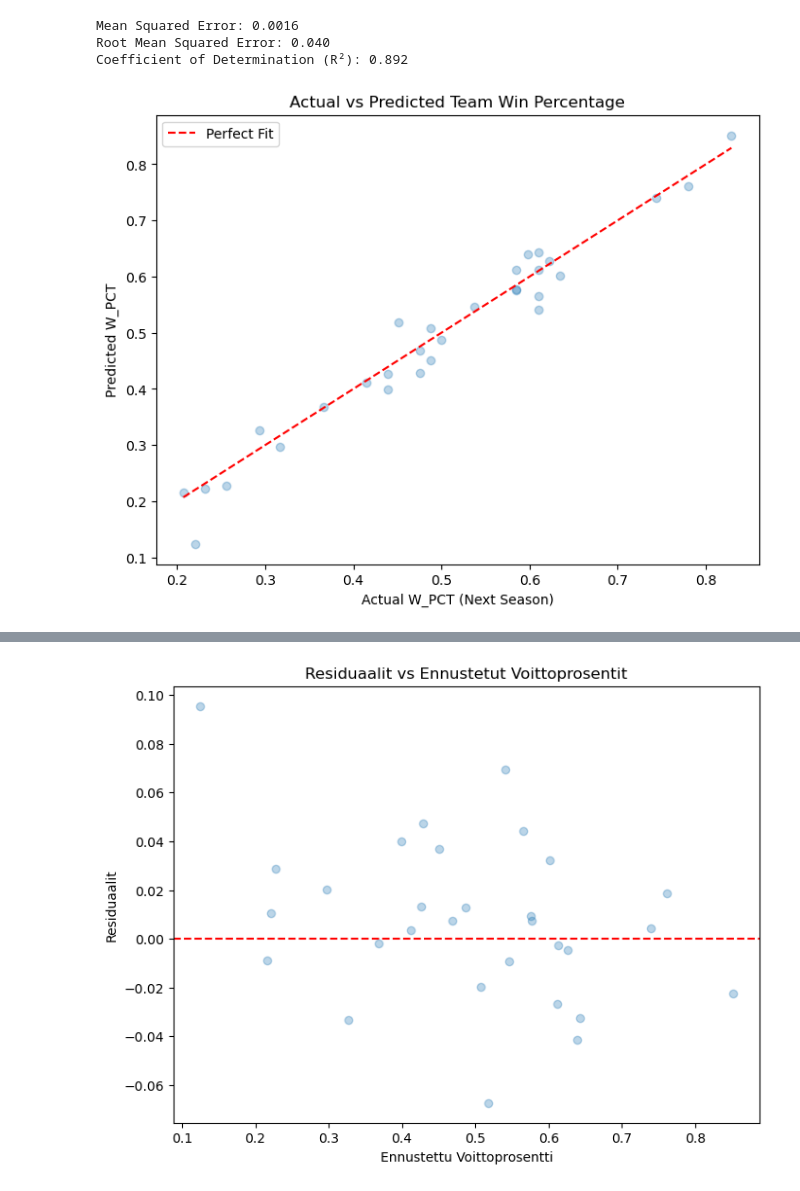
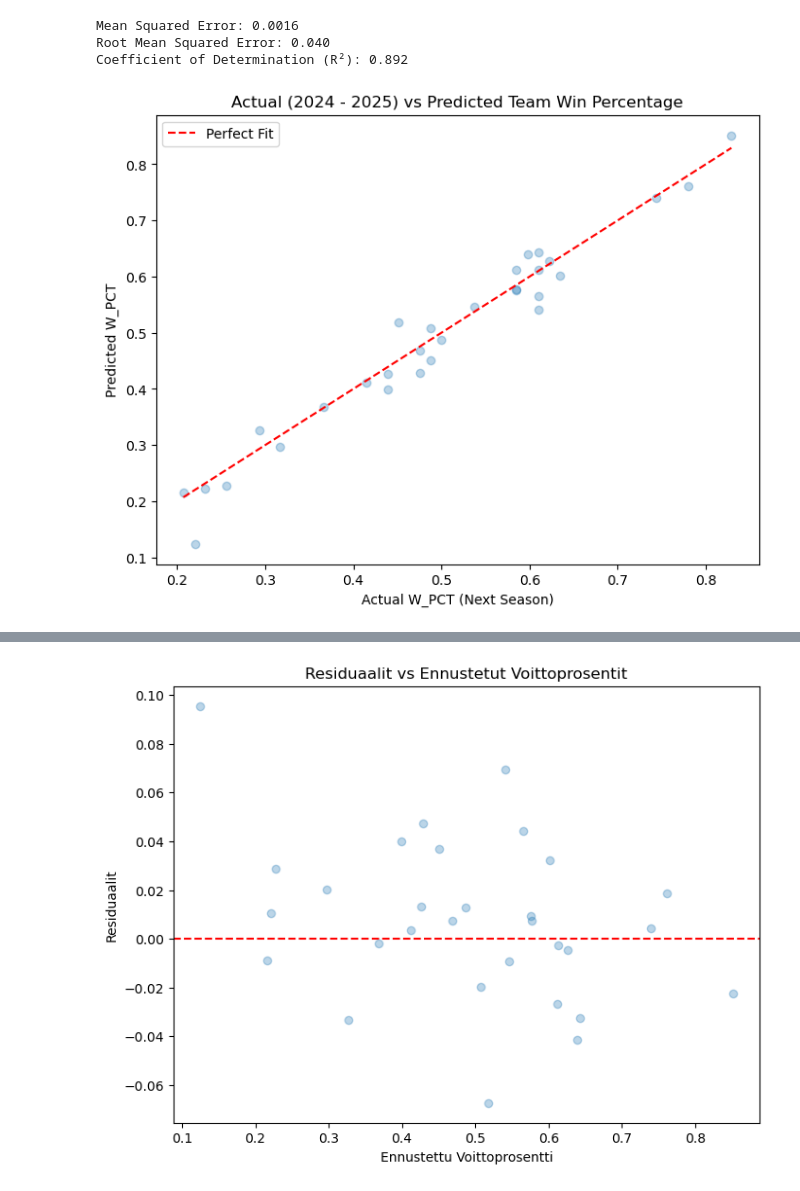
Before and after one commit to tauimonen/ML-NBA-dataset-linear-regression, a Jupyter notebook: nba.ipynb, the cells around one changed output, grey strips where cells are left out. Cells and saved outputs as stored; diff of their text form; code cells hidden in the pictures.

Commit message:
Create actual and predicted comparison

```diff
--- a/nba.ipynb
+++ b/nba.ipynb
@@ -523,15 +442,15 @@ Coefficient of Determination (R²): 0.892
 # %%
 plt.figure(figsize=(8,6))
 plt.scatter(y_test, y_pred, alpha=0.3)
 plt.xlabel("Actual W_PCT (Next Season)")
 plt.ylabel("Predicted W_PCT")
-plt.title("Actual vs Predicted Team Win Percentage")
+plt.title("Actual (2024 - 2025) vs Predicted Team Win Percentage")
 # Perfect fit line
 plt.plot([y_test.min(), y_test.max()], [y_test.min(), y_test.max()], 'r--', label="Perfect Fit")
 plt.legend()
 plt.show()
 # %% [output]
-[figure, old version]
+[figure, new version]
 # %% [markdown]
 # Yhteenveto NBA W_PCT Lineaarisesta Regressiosta
 
```
Also changed, not shown: parts of 15 cells of this notebook.
